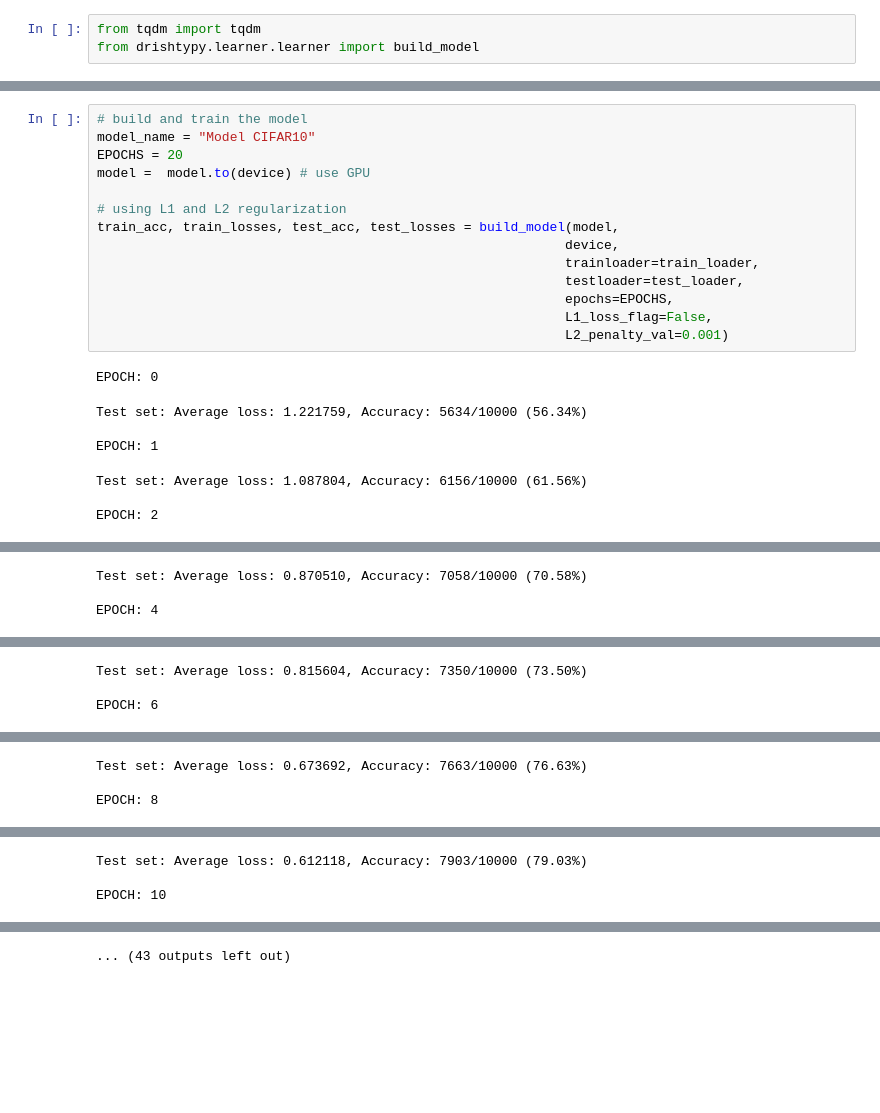
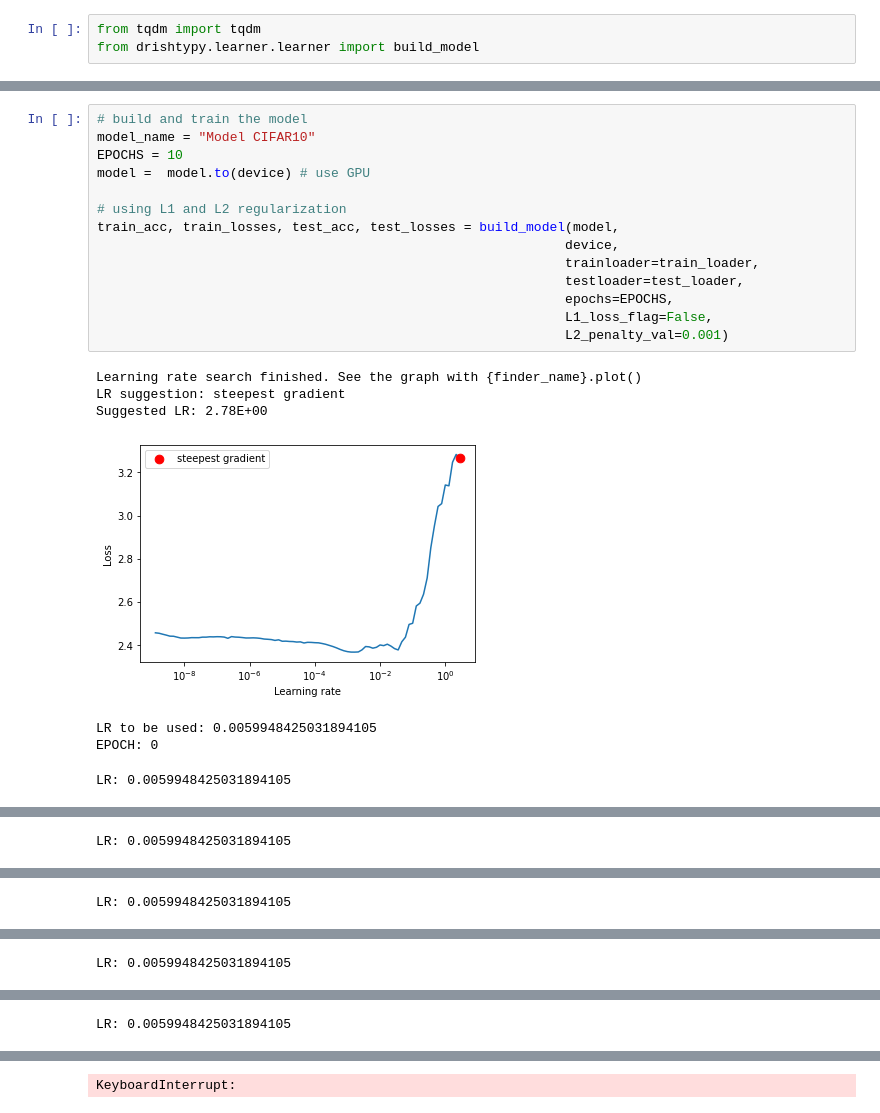
Before and after one commit to Abhinavl3v3l/Drishtipy, a Jupyter notebook: exp2.ipynb, the cells around one changed output, grey strips where cells are left out. Saved outputs shown, nothing was run; the diff lists cells and outputs as text; blank space fills up the shorter version.

Commit message:
LR Finder Optimization

```diff
--- a/exp2.ipynb
+++ b/exp2.ipynb
@@ -87,22 +80,22 @@ from drishtypy.learner.learner import build_model
 # %%
 # build and train the model
 model_name = "Model CIFAR10"
-EPOCHS = 20
+EPOCHS = 10
 model =  model.to(device) # use GPU
 
 # using L1 and L2 regularization
 train_acc, train_losses, test_acc, test_losses = build_model(model,
                                                             device,
                                                             trainloader=train_loader,
                                                             testloader=test_loader,
                                                             epochs=EPOCHS,
                                                             L1_loss_flag=False,
                                                             L2_penalty_val=0.001)
 # %% [output]
-EPOCH: 0
+Learning rate search finished. See the graph with {finder_name}.plot()
+LR suggestion: steepest gradient
+Suggested LR: 2.78E+00
+[figure, added]
-Test set: Average loss: 1.221759, Accuracy: 5634/10000 (56.34%)
-
-EPOCH: 1
+LR to be used: 0.0059948425031894105
+EPOCH: 0
-Test set: Average loss: 1.087804, Accuracy: 6156/10000 (61.56%)
-
-EPOCH: 2
+LR: 0.0059948425031894105
@@ -112,3 +105 @@ EPOCH: 3
-Test set: Average loss: 0.870510, Accuracy: 7058/10000 (70.58%)
-
-EPOCH: 4
+LR: 0.0059948425031894105
@@ -118,3 +109 @@ EPOCH: 5
-Test set: Average loss: 0.815604, Accuracy: 7350/10000 (73.50%)
-
-EPOCH: 6
+LR: 0.0059948425031894105
@@ -124,3 +113 @@ EPOCH: 7
-Test set: Average loss: 0.673692, Accuracy: 7663/10000 (76.63%)
-
-EPOCH: 8
+LR: 0.0059948425031894105
@@ -130,3 +117 @@ EPOCH: 9
-Test set: Average loss: 0.612118, Accuracy: 7903/10000 (79.03%)
-
-EPOCH: 10
+LR: 0.0059948425031894105
@@ -136,4 +121,4 @@ EPOCH: 11
-... (43 outputs left out)
+KeyboardInterrupt:
 # %%
 from drishtypy.learner.learner import get_test_accuracy,class_based_accuracy
 get_test_accuracy(model, device, test_loader)
```
Also changed, not shown: parts of 12 cells of this notebook, 6 other files.
